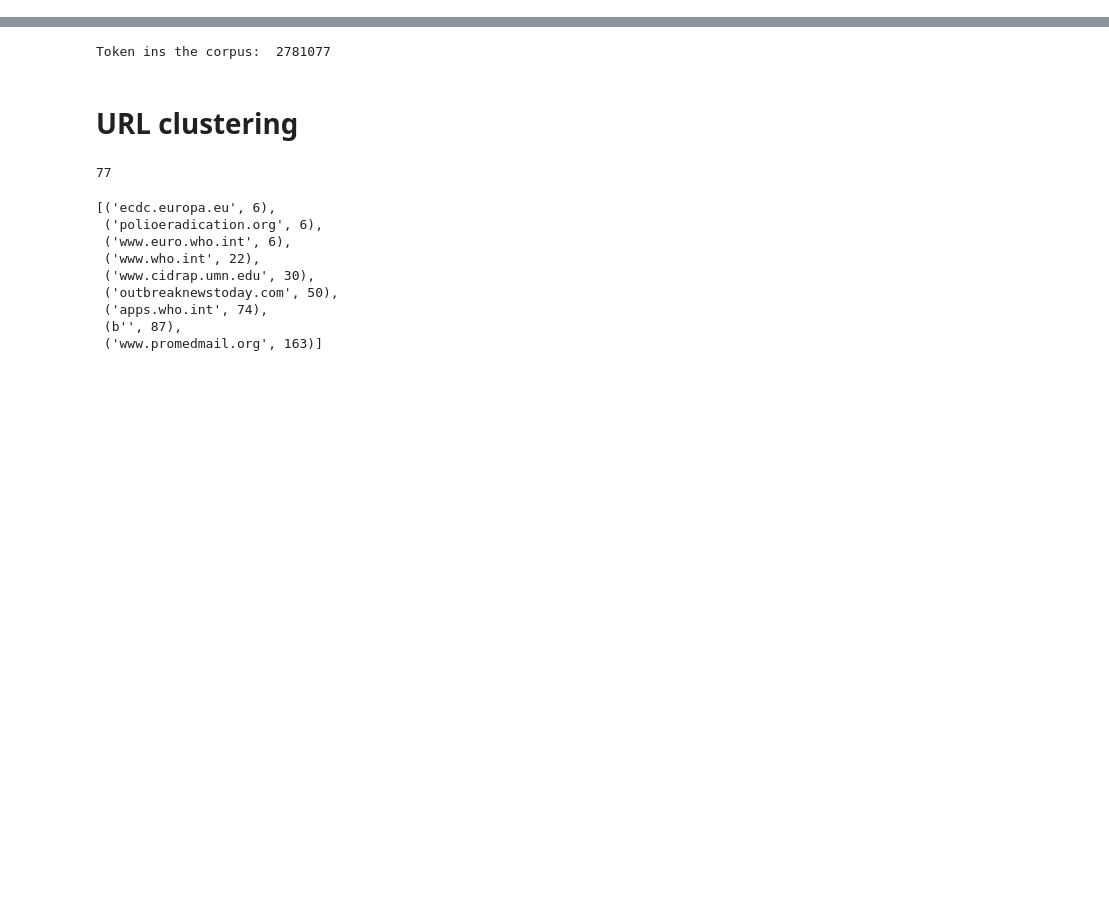
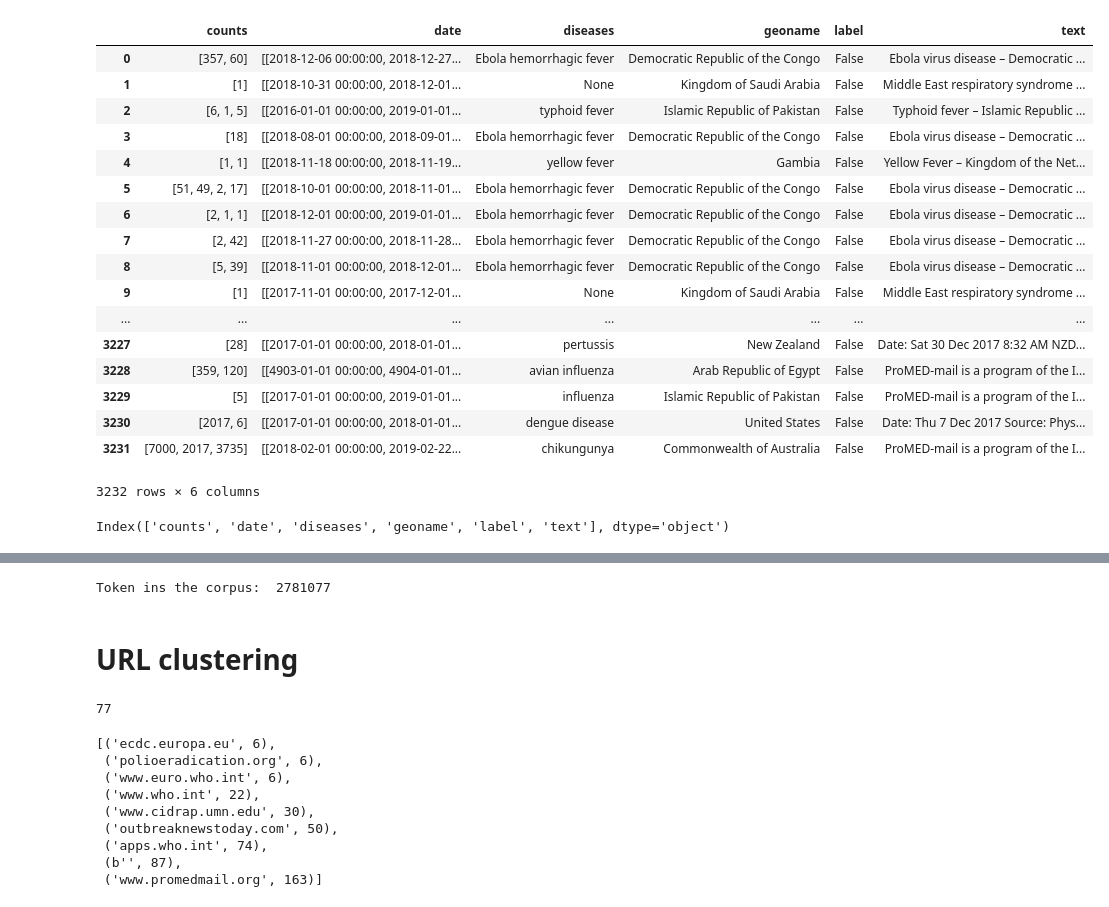
Before and after one commit to aauss/EventEpi, a Jupyter notebook: statistics.ipynb, the cells around one changed output, grey strips where cells are left out. Drawn from its saved outputs; the diff is of its cells as text; code cells hidden in the pictures; blank space fills up the shorter version.

```diff
--- a/statistics.ipynb
+++ b/statistics.ipynb
@@ -10,0 +15,27 @@ from nlp_surveillance.event_db_preprocessing import event_db
+# %%
+recommender_tier_df = RecommenderTierAnnotation().data_output()
+# %%
+recommender_tier_df
+# %% [output]
+|  | counts | date | diseases | geoname | label | text |
+| 0 | [357, 60] | [[2018-12-06 00:00:00, 2018-12-27... | Ebola hemorrhagic fever | Democratic Republic of the Congo | False | Ebola virus disease – Democratic ... |
+| 1 | [1] | [[2018-10-31 00:00:00, 2018-12-01... | None | Kingdom of Saudi Arabia | False | Middle East respiratory syndrome ... |
+| 2 | [6, 1, 5] | [[2016-01-01 00:00:00, 2019-01-01... | typhoid fever | Islamic Republic of Pakistan | False | Typhoid fever – Islamic Republic ... |
+| 3 | [18] | [[2018-08-01 00:00:00, 2018-09-01... | Ebola hemorrhagic fever | Democratic Republic of the Congo | False | Ebola virus disease – Democratic ... |
+| 4 | [1, 1] | [[2018-11-18 00:00:00, 2018-11-19... | yellow fever | Gambia | False | Yellow Fever – Kingdom of the Net... |
+| 5 | [51, 49, 2, 17] | [[2018-10-01 00:00:00, 2018-11-01... | Ebola hemorrhagic fever | Democratic Republic of the Congo | False | Ebola virus disease – Democratic ... |
+| 6 | [2, 1, 1] | [[2018-12-01 00:00:00, 2019-01-01... | Ebola hemorrhagic fever | Democratic Republic of the Congo | False | Ebola virus disease – Democratic ... |
+| 7 | [2, 42] | [[2018-11-27 00:00:00, 2018-11-28... | Ebola hemorrhagic fever | Democratic Republic of the Congo | False | Ebola virus disease – Democratic ... |
+| 8 | [5, 39] | [[2018-11-01 00:00:00, 2018-12-01... | Ebola hemorrhagic fever | Democratic Republic of the Congo | False | Ebola virus disease – Democratic ... |
+| 9 | [1] | [[2017-11-01 00:00:00, 2017-12-01... | None | Kingdom of Saudi Arabia | False | Middle East respiratory syndrome ... |
+| ... | ... | ... | ... | ... | ... | ... |
+| 3227 | [28] | [[2017-01-01 00:00:00, 2018-01-01... | pertussis | New Zealand | False | Date: Sat 30 Dec 2017 8:32 AM NZD... |
+| 3228 | [359, 120] | [[4903-01-01 00:00:00, 4904-01-01... | avian influenza | Arab Republic of Egypt | False | ProMED-mail is a program of the I... |
+| 3229 | [5] | [[2017-01-01 00:00:00, 2019-01-01... | influenza | Islamic Republic of Pakistan | False | ProMED-mail is a program of the I... |
+| 3230 | [2017, 6] | [[2017-01-01 00:00:00, 2018-01-01... | dengue disease | United States | False | Date: Thu 7 Dec 2017 Source: Phys... |
+| 3231 | [7000, 2017, 3735] | [[2018-02-01 00:00:00, 2019-02-22... | chikungunya | Commonwealth of Australia | False | ProMED-mail is a program of the I... |
+3232 rows × 6 columns
+# %%
+recommender_tier_df.columns
+# %% [output]
+Index(['counts', 'date', 'diseases', 'geoname', 'label', 'text'], dtype='object')
```
Also changed, not shown: parts of 28 cells of this notebook, 2 other files.
